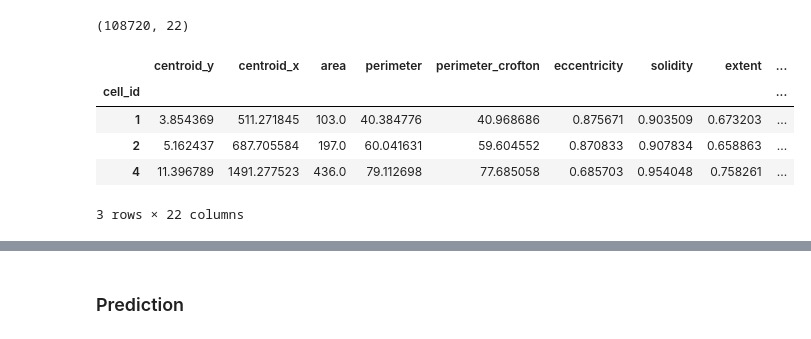
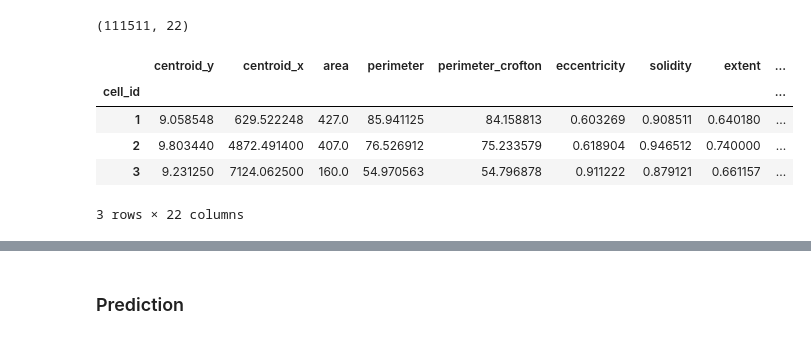
Before and after one commit to alw399/OptoBMP, a Jupyter notebook: notebooks/mask_predict.ipynb, the cells around one changed output, grey strips where cells are left out. Drawn from its saved outputs; the diff is of its cells as text; code cells hidden in the pictures.

```diff
--- a/notebooks/mask_predict.ipynb
+++ b/notebooks/mask_predict.ipynb
@@ -18,19 +18,23 @@ sys.path.append('../src')
 # %%
 # img_name = '20260717T120225_pA_Activin_D4_48hr_W0027'
 # channel_names = ['Sox17', 'Activin', 'FoxA2', 'Hoechst']
-img_name = 'HAND1_Brachyury_mid_+'
-channel_names = ['HAND1', 'BMP4', 'T', 'Hoechst']
+img_name = 'W8_pattern1_Sox17_Brachyury'
+# img_name = 'W8_pattern2_Sox17_Brachyury'
+# img_name = 'W14_pattern2_Sox17_Brachyury_no geltrex'
+channel_names = ['Sox17', 'BMP4', 'T', 'Hoechst']
+# img_name = 'W10_Cultrex_mask7'
+# channel_names = ['T', 'BMP4', 'ISL1','Hoechst']
 
 cell_df = pd.read_parquet(f'../data/stitched/{img_name}_features.parquet')
 print(cell_df.shape)
 cell_df.head(3)
 # %% [output]
-(108720, 22)
+(111511, 22)
 |  | centroid_y | centroid_x | area | perimeter | perimeter_crofton | eccentricity | solidity | extent | ... |
 | cell_id |  |  |  |  |  |  |  |  | ... |
-| 1 | 3.854369 | 511.271845 | 103.0 | 40.384776 | 40.968686 | 0.875671 | 0.903509 | 0.673203 | ... |
-| 2 | 5.162437 | 687.705584 | 197.0 | 60.041631 | 59.604552 | 0.870833 | 0.907834 | 0.658863 | ... |
-| 4 | 11.396789 | 1491.277523 | 436.0 | 79.112698 | 77.685058 | 0.685703 | 0.954048 | 0.758261 | ... |
+| 1 | 9.058548 | 629.522248 | 427.0 | 85.941125 | 84.158813 | 0.603269 | 0.908511 | 0.640180 | ... |
+| 2 | 9.803440 | 4872.491400 | 407.0 | 76.526912 | 75.233579 | 0.618904 | 0.946512 | 0.740000 | ... |
+| 3 | 9.231250 | 7124.062500 | 160.0 | 54.970563 | 54.796878 | 0.911222 | 0.879121 | 0.661157 | ... |
 3 rows × 22 columns
 # %%
 if_cols = [c+'_mean' for c in channel_names if c != 'Hoechst']
```
Also changed, not shown: parts of 24 cells of this notebook, 4 other files.
